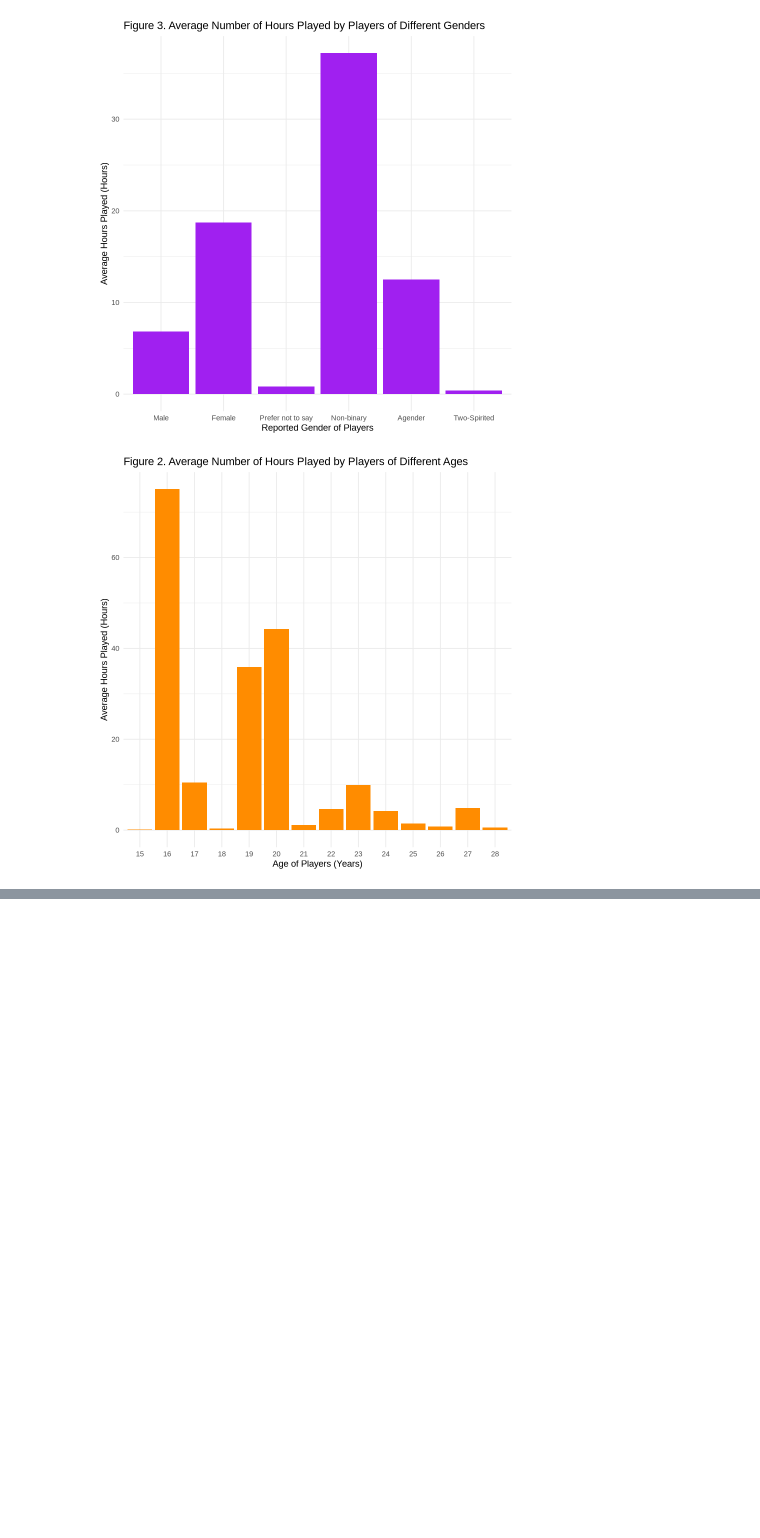
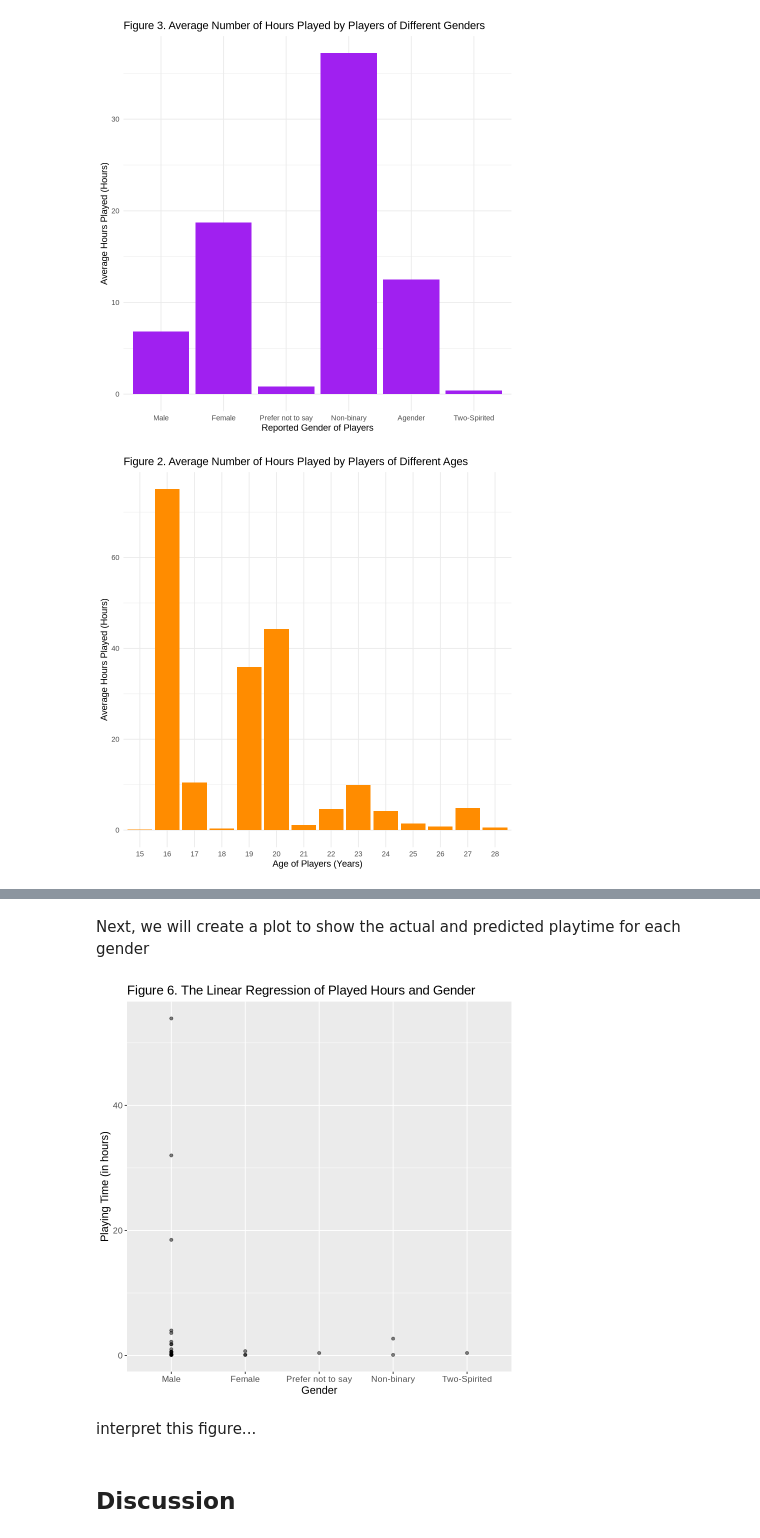
Before and after one commit to Sachi-F/dsci100_group3, a Jupyter notebook: project.ipynb, the cells around one changed output, grey strips where cells are left out. Cells and saved outputs as stored; diff of their text form; code cells hidden in the pictures; blank space fills up the shorter version.

```diff
--- a/project.ipynb
+++ b/project.ipynb
@@ -252,0 +320,6 @@ A tibble: 28 × 6
+# %%
+players_test_results <- players_fit |>
+    predict(players_testing) |>
+    bind_cols(players_testing)
+
+players_test_results
@@ -252,0 +346,17 @@ A tibble: 28 × 6
+# %% [markdown]
+Next, we will create a plot to show the actual and predicted playtime for each gender
+# %%
+gender_plot <- ggplot(players_test_results, aes(x = gender, y = played_hours)) +
+    geom_point(alpha = 0.5)  +
+    xlab("Gender") +
+    ylab("Playing Time (in hours)") +
+    ggtitle("Figure 6. The Linear Regression of Played Hours and Gender") +
+    theme(text = element_text(size = 13))
+
+gender_plot
+# %% [output]
+[figure, added]
+# %% [markdown]
+interpret this figure...
+# %% [markdown]
+## Discussion
```
Also changed, not shown: parts of 24 cells of this notebook.
